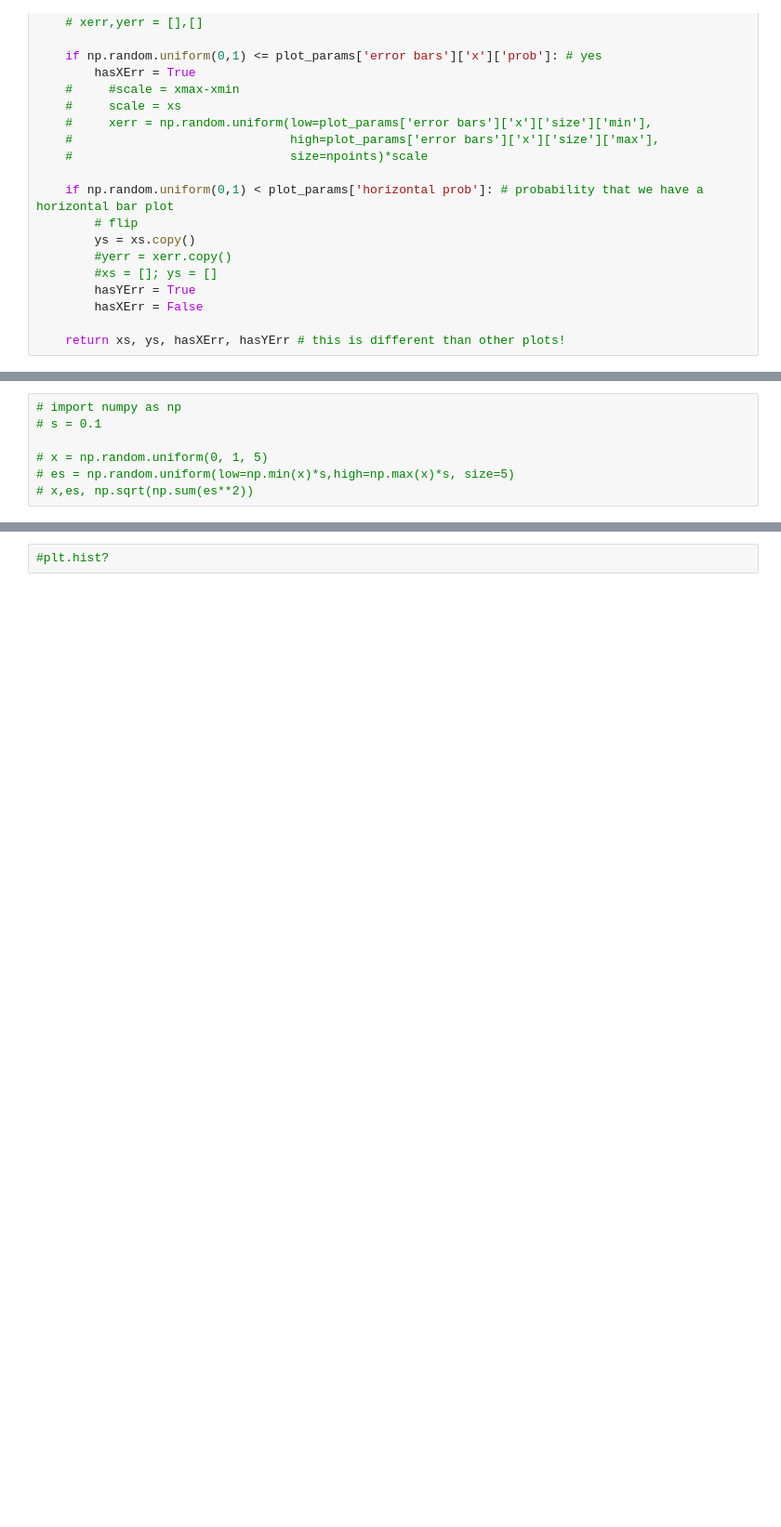
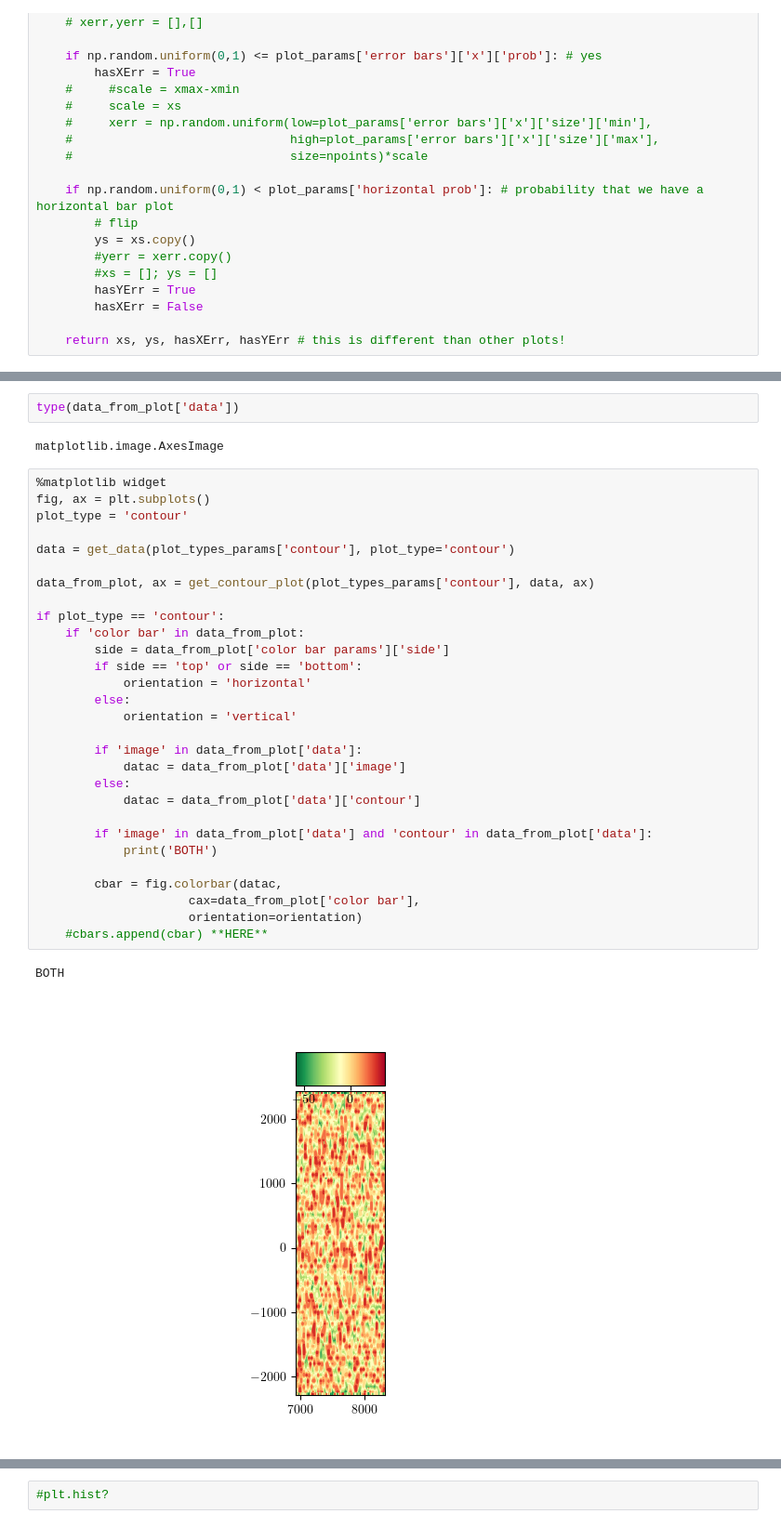
Before and after one commit to ReadingTimeMachine/LMM_Figure_Parsing, a Jupyter notebook: create_synthetic_figures.ipynb, the cells around one changed output, grey strips where cells are left out. Shown at 93% size. Saved outputs shown, nothing was run; the diff lists cells and outputs as text; blank space fills up the shorter version.

Commit message:
working on contour

```diff
--- a/create_synthetic_figures.ipynb
+++ b/create_synthetic_figures.ipynb
@@ -882,7 +1028,36 @@ def get_scatter_plot(plot_params, data, ax):
+# %%
+type(data_from_plot['data'])
+# %% [output]
+matplotlib.image.AxesImage
 # %%
-# import numpy as np
-# s = 0.1
+%matplotlib widget
+fig, ax = plt.subplots()
+plot_type = 'contour'
 
-# x = np.random.uniform(0, 1, 5)
-# es = np.random.uniform(low=np.min(x)*s,high=np.max(x)*s, size=5)
-# x,es, np.sqrt(np.sum(es**2))
+data = get_data(plot_types_params['contour'], plot_type='contour')
+
+data_from_plot, ax = get_contour_plot(plot_types_params['contour'], data, ax)
+
+if plot_type == 'contour':
+    if 'color bar' in data_from_plot:
+        side = data_from_plot['color bar params']['side']
+        if side == 'top' or side == 'bottom':
+            orientation = 'horizontal'
+        else:
+            orientation = 'vertical'
+
+        if 'image' in data_from_plot['data']:
+            datac = data_from_plot['data']['image']
+        else:
+            datac = data_from_plot['data']['contour']
+
+        if 'image' in data_from_plot['data'] and 'contour' in data_from_plot['data']:
+            print('BOTH')
+
+        cbar = fig.colorbar(datac,
+                     cax=data_from_plot['color bar'],
+                     orientation=orientation)
+    #cbars.append(cbar) **HERE**
+# %% [output]
+BOTH
+[figure, added]
```
Also changed, not shown: parts of 14 cells of this notebook, 1 other file.
